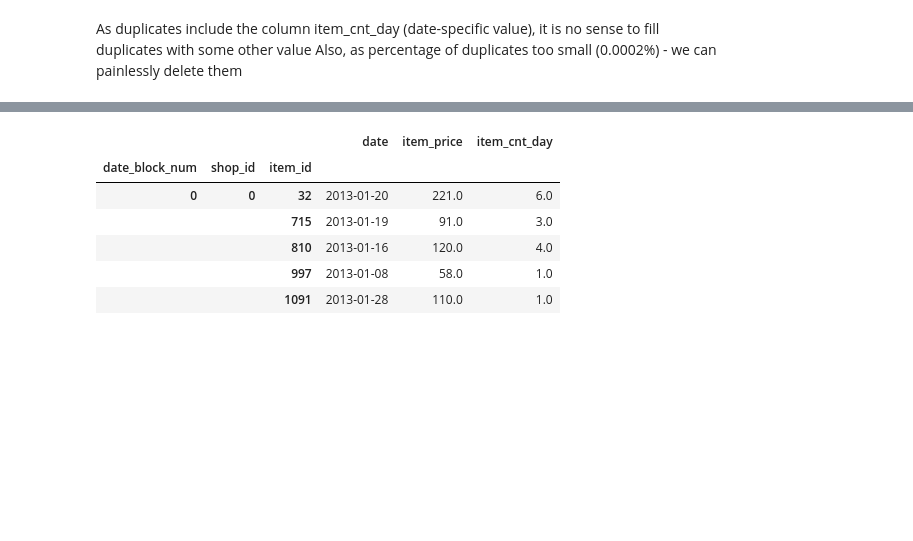
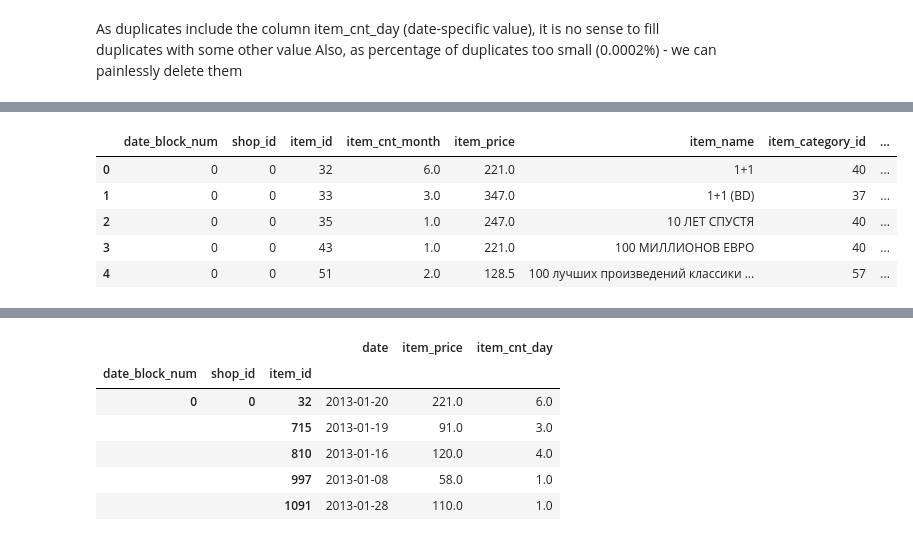
Before and after one commit to YPolina/Trainee, a Jupyter notebook: DS.ipynb, the cells around one changed output, grey strips where cells are left out. Drawn from its saved outputs; the diff is of its cells as text; code cells hidden in the pictures; blank space fills up the shorter version.

```diff
--- a/DS.ipynb
+++ b/DS.ipynb
@@ -133,0 +176,9 @@ df_test.head()
+# %%
+df_item_month = df_sales_train.groupby(["date_block_num", "shop_id", "item_id"]).agg({'item_cnt_day':'sum', 'item_price':'mean'})
+df_train = df_item_month.rename({"item_cnt_day":"item_cnt_month"}, axis=1)
+df_train = df_train.reset_index()
+merge_params = [[df_items, 'item_id'], [df_item_categories, 'item_category_id'], [df_shops, 'shop_id']]
+for params in merge_params:
+    df_train = pd.merge(df_train, params[0], on = params[1], how = 'left')
+    df_test = pd.merge(df_test, params[0], on = params[1], how = 'left')
+df_train.head(), df_test.head()
@@ -133,0 +203,9 @@ df_test.head()
+# %%
+df_train.head()
+# %% [output]
+|  | date_block_num | shop_id | item_id | item_cnt_month | item_price | item_name | item_category_id | ... |
+| 0 | 0 | 0 | 32 | 6.0 | 221.0 | 1+1 | 40 | ... |
+| 1 | 0 | 0 | 33 | 3.0 | 347.0 | 1+1 (BD) | 37 | ... |
+| 2 | 0 | 0 | 35 | 1.0 | 247.0 | 10 ЛЕТ СПУСТЯ | 40 | ... |
+| 3 | 0 | 0 | 43 | 1.0 | 221.0 | 100 МИЛЛИОНОВ ЕВРО | 40 | ... |
+| 4 | 0 | 0 | 51 | 2.0 | 128.5 | 100 лучших произведений классики ... | 57 | ... |
```
Also changed, not shown: parts of 13 cells of this notebook.
